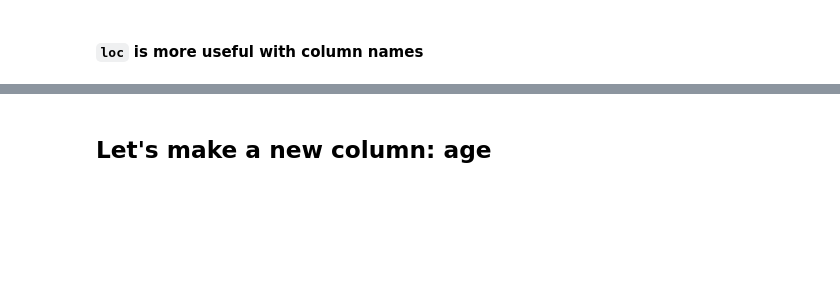
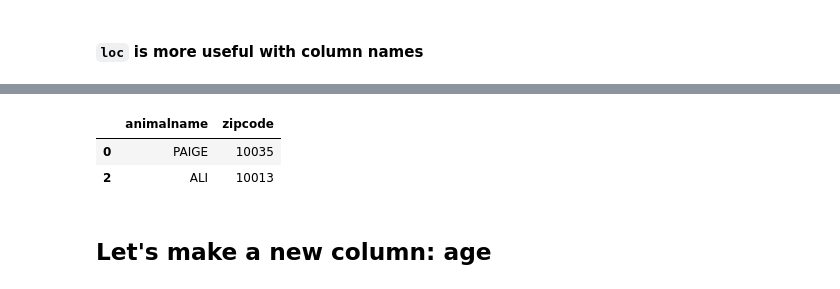
Before and after one commit to learn-co-students/london-ds-111819, a Jupyter notebook: mod_1/pandas/lecture_2/Pandas-Intro-2.ipynb, the cells around one changed output, grey strips where cells are left out. Drawn from its saved outputs; the diff is of its cells as text; code cells hidden in the pictures; blank space fills up the shorter version.

```diff
--- a/mod_1/pandas/lecture_2/Pandas-Intro-2.ipynb
+++ b/mod_1/pandas/lecture_2/Pandas-Intro-2.ipynb
@@ -322,5 +626,12 @@ nyc_dogs.loc[1:2,['animalname', 'zipcode']]
 # %%
 #How about?
-nyc_dogs.loc[[0,2],['animalname', 'zipcode']]
+
+variables = ['animalname','zipcode']
+
+nyc_dogs.loc[[0,2],variables]
+# %% [output]
+|  | animalname | zipcode |
+| 0 | PAIGE | 10035 |
+| 2 | ALI | 10013 |
 # %% [markdown]
 ## Let's make a new column: age
```
Also changed, not shown: parts of 49 cells of this notebook, 21 other files.
